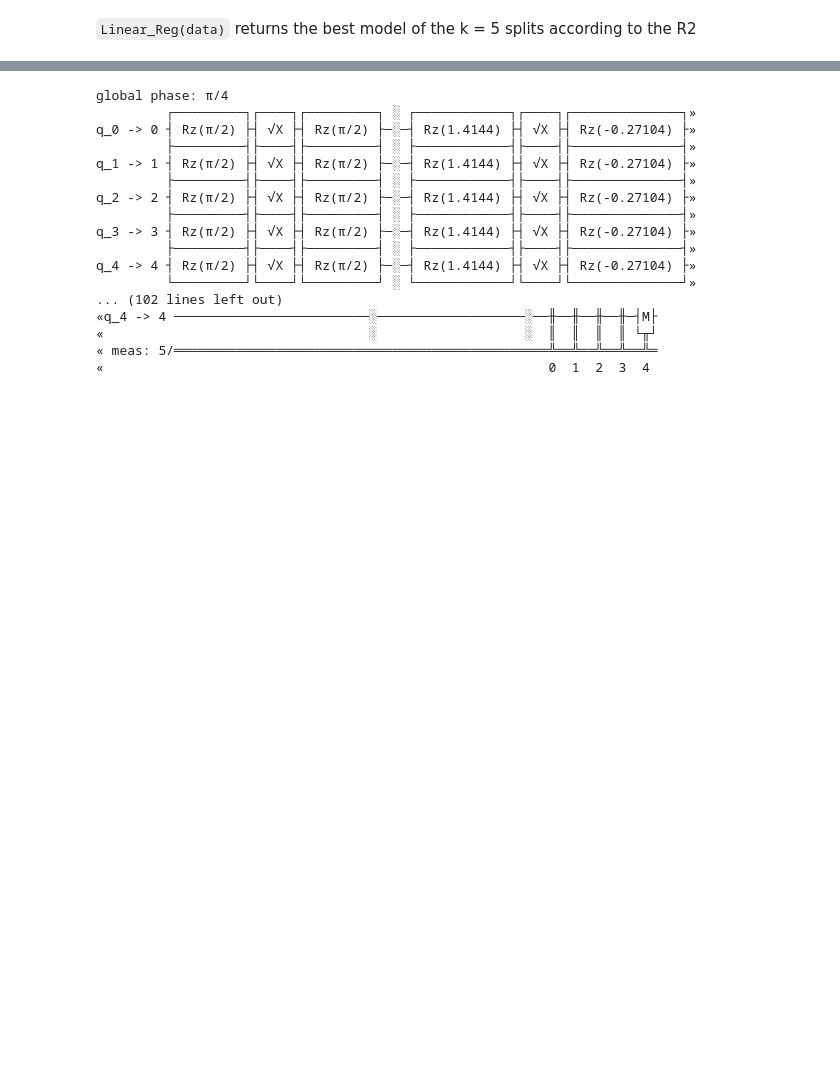
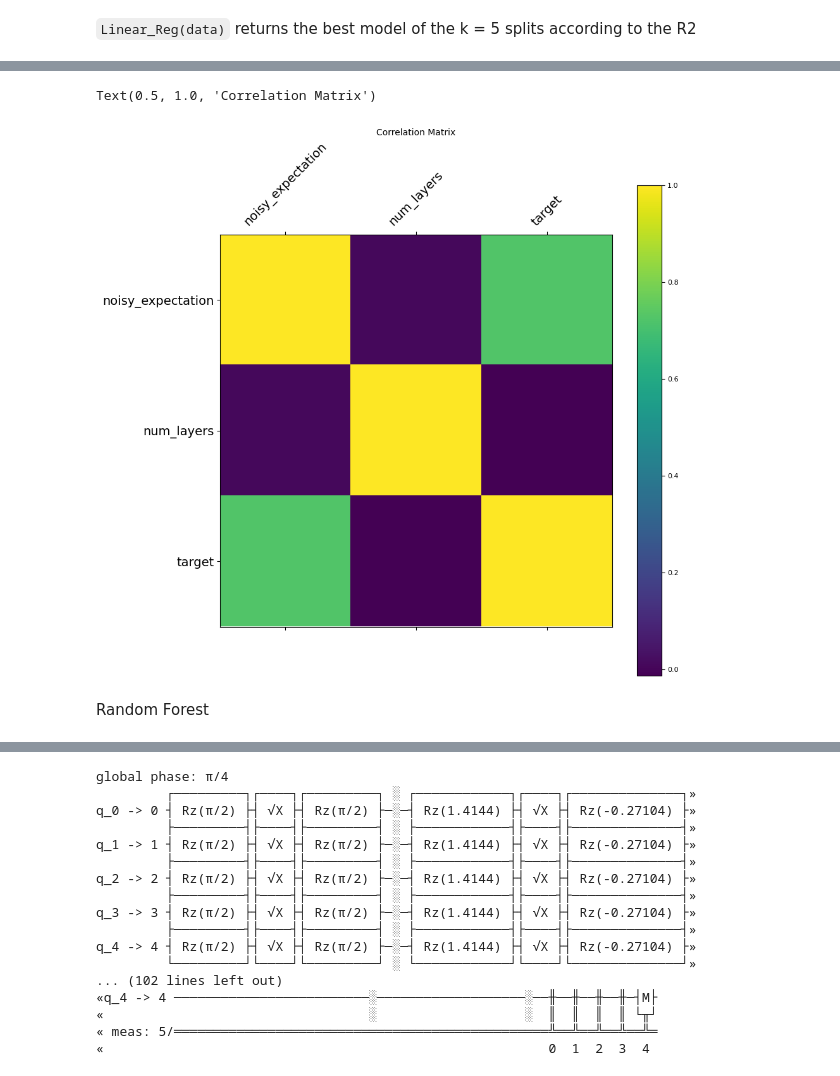
Before and after one commit to prachisharma21/ML_4_QEM, a Jupyter notebook: dataset.ipynb, the cells around one changed output, grey strips where cells are left out. Drawn from its saved outputs; the diff is of its cells as text; code cells hidden in the pictures; blank space fills up the shorter version.

Commit message:
added correlation matrix and beginning of RF

```diff
--- a/dataset.ipynb
+++ b/dataset.ipynb
@@ -70,9 +69,9 @@ def extract_features(path):
     res['noisy_expectation'] = dict_['noisy_expectation']
     res['num_layers'] = dict_['num_layers']
     #res['observable'] = dict_['obervable']
-    tmp = count_gate_paris(df_new, 'gates')
-    for i in tmp.keys():
-        res['count_' + i] = tmp[i]
+    # tmp = count_gate_paris(df_new, 'gates')
+    # for i in tmp.keys():
+    #     res['count_' + i] = tmp[i]
     res['target'] = dict_['ideal_expectation']
 
     return res
@@ -221,0 +212,15 @@ Evaluation of best model - MSE: 0.0923, R2: 0.4445
+# %%
+from matplotlib import pyplot as plt
+
+f = plt.figure(figsize=(10, 10))
+plt.matshow(df_train.corr(), fignum=f.number)
+plt.xticks(range(df_train.select_dtypes(['number']).shape[1]), df_train.select_dtypes(['number']).columns, fontsize=14, rotation=45)
+plt.yticks(range(df_train.select_dtypes(['number']).shape[1]), df_train.select_dtypes(['number']).columns, fontsize=14)
+cb = plt.colorbar()
+cb.ax.tick_params(labelsize=8)
+plt.title('Correlation Matrix', fontsize=10)
+# %% [output]
+Text(0.5, 1.0, 'Correlation Matrix')
+[figure, added]
+# %% [markdown]
+Random Forest
```
Also changed, not shown: parts of 12 cells of this notebook.
